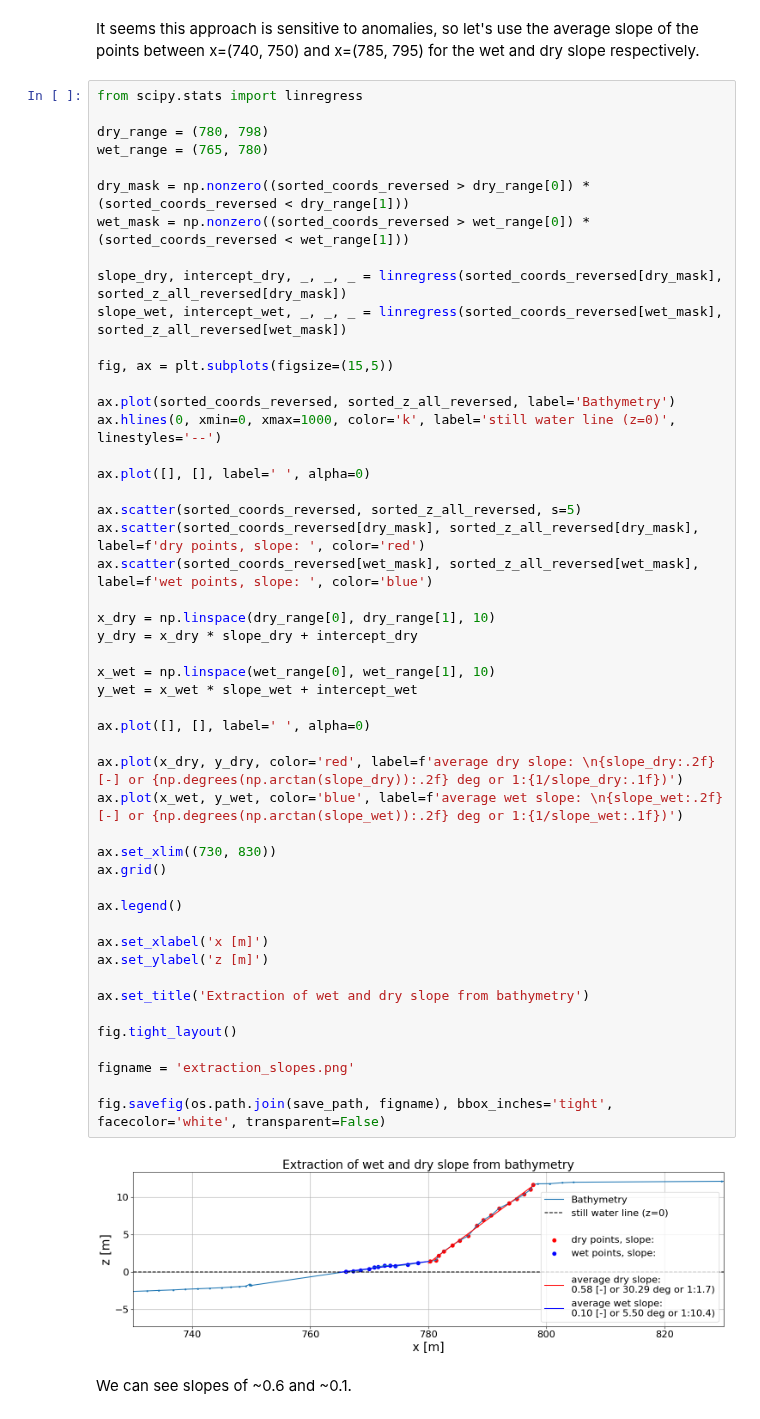
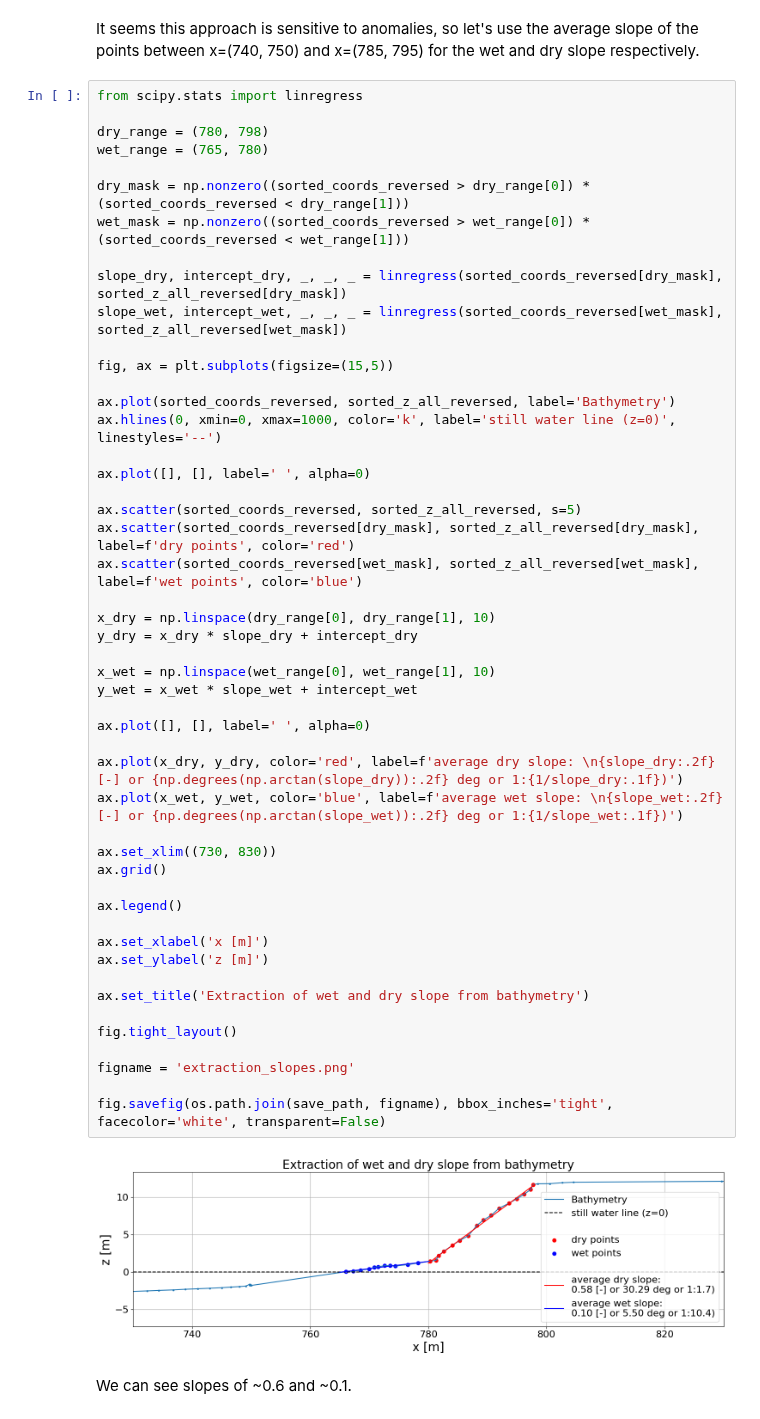
Before and after one commit to khdebruijn/thermo-morphological-model, a Jupyter notebook: database/generate_bathymetry.ipynb, the cells around one changed output. Cells and saved outputs as stored; diff of their text form.

Commit message:
figures

```diff
--- a/database/generate_bathymetry.ipynb
+++ b/database/generate_bathymetry.ipynb
@@ -299,36 +299,36 @@ ax.hlines(0, xmin=0, xmax=1000, color='k', label='still water line (z=0)', lines
 ax.plot([], [], label=' ', alpha=0)
 
 ax.scatter(sorted_coords_reversed, sorted_z_all_reversed, s=5)
-ax.scatter(sorted_coords_reversed[dry_mask], sorted_z_all_reversed[dry_mask], label=f'dry points, slope: ', color='red')
-ax.scatter(sorted_coords_reversed[wet_mask], sorted_z_all_reversed[wet_mask], label=f'wet points, slope: ', color='blue')
+ax.scatter(sorted_coords_reversed[dry_mask], sorted_z_all_reversed[dry_mask], label=f'dry points', color='red')
+ax.scatter(sorted_coords_reversed[wet_mask], sorted_z_all_reversed[wet_mask], label=f'wet points', color='blue')
 
 x_dry = np.linspace(dry_range[0], dry_range[1], 10)
 y_dry = x_dry * slope_dry + intercept_dry
 
 x_wet = np.linspace(wet_range[0], wet_range[1], 10)
 y_wet = x_wet * slope_wet + intercept_wet
 
 ax.plot([], [], label=' ', alpha=0)
 
 ax.plot(x_dry, y_dry, color='red', label=f'average dry slope: \n{slope_dry:.2f} [-] or {np.degrees(np.arctan(slope_dry)):.2f} deg or 1:{1/slope_dry:.1f})')
 ax.plot(x_wet, y_wet, color='blue', label=f'average wet slope: \n{slope_wet:.2f} [-] or {np.degrees(np.arctan(slope_wet)):.2f} deg or 1:{1/slope_wet:.1f})')
 
 ax.set_xlim((730, 830))
 ax.grid()
 
 ax.legend()
 
 ax.set_xlabel('x [m]')
 ax.set_ylabel('z [m]')
 
 ax.set_title('Extraction of wet and dry slope from bathymetry')
 
 fig.tight_layout()
 
 figname = 'extraction_slopes.png'
 
 fig.savefig(os.path.join(save_path, figname), bbox_inches='tight', facecolor='white', transparent=False)
 # %% [output]
-[figure, old version]
+[figure, new version]
 # %% [markdown]
 We can see slopes of ~0.6 and ~0.1.
```
Also changed, not shown: parts of 1 cell of this notebook, 2 other files.
